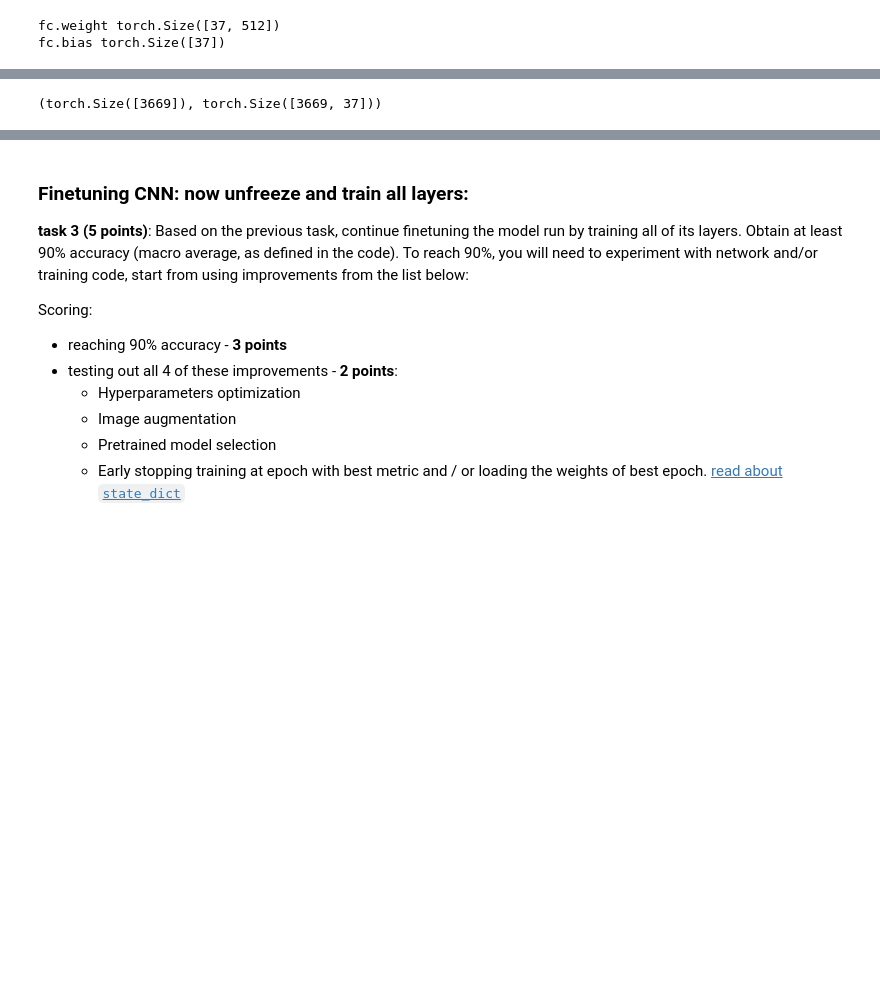
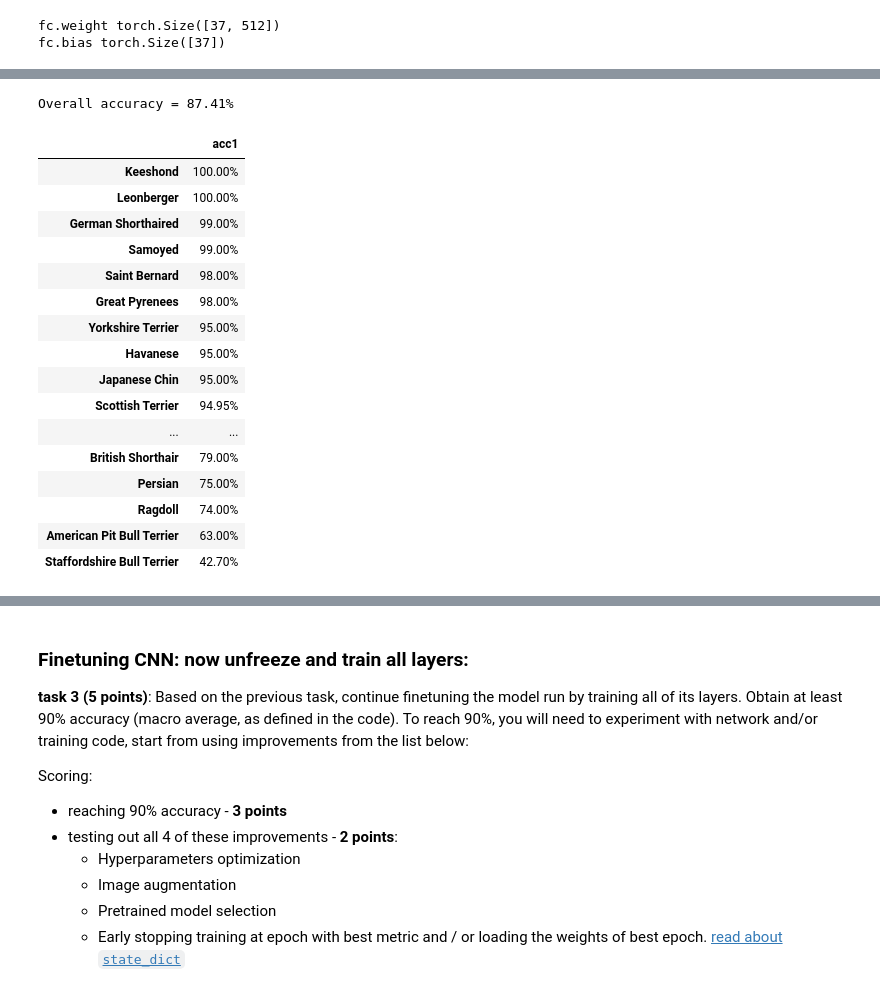
Before and after one commit to succSeeded/dl-2025, a Jupyter notebook: hws/week04_finetuning/homework.ipynb, the cells around one changed output, grey strips where cells are left out. Saved outputs shown, nothing was run; the diff lists cells and outputs as text; code cells hidden in the pictures; blank space fills up the shorter version.

```diff
--- a/hws/week04_finetuning/homework.ipynb
+++ b/hws/week04_finetuning/homework.ipynb
@@ -286,23 +248,0 @@ Y_true.shape, Y_probs.shape
-# %%
-# Output top 3 predictions for each class using pretrained CNN (no finetuning)
-# Expect to see high accuracy (70-80%) in some classes, much lower overall, mismatch in label spaces.
-
-# Since there is a mismatch between the number of model outputs and the number of classes,
-# getting actual accuracy score requires either some sort of map of model outputs to class labels
-# or just changes to the model itself (which is a part of the next task, hence I decided to not
-# change this part of code)
-
-results_list = {}
-
-for i, cl in enumerate(test_dataset.classes):
-    class_stats = {"true_label": cl}
-    probs1 = Y_probs[np.where(Y_true == i)].mean(axis=0).numpy()
-    top_ix = probs1.argsort()[-1:][::-1]
-    # class_stats
-    for j, l in enumerate(top_ix):
-        class_stats = {f"pred_1": imagenet_labels[l], f"prob_{1}": probs1.ravel()[l]}
-    results_list[cl] = class_stats
-
-df = pd.DataFrame(results_list).T.sort_values("prob_1", ascending=False)
-float_cols = ["prob_1"]
-df.style.format("{:.2%}", subset=float_cols)
@@ -477,19 +413,54 @@ Ep.11: train_loss=0.18535  val_loss=0.41449  accuracy=87.49%  epoch_time=18.4s
 # %%
 # This part of finetuning alone should deliver at least 85% accuracy.
 assert accuracy > 0.85
+# %%
+acc = evaluate(ft_model, test_dataset)
+print(f"Overall accuracy = {acc*100.0:0.2f}%")
+# %% [output]
+Overall accuracy = 87.41%
 # %%
-# Predicting breeds with finetuned model
+# Measure Top1 prediction accuracy for each class
+
+results_list = {}
+total, correct = 0, 0
 
 Y_probs, Y_true = [], []
 for x_batch, y_batch in tqdm(test_dataloader):
     with torch.no_grad():
         prediction = ft_model(x_batch.to(device))
         probs = torch.nn.functional.softmax(prediction, dim=-1).cpu()
         Y_true.append(y_batch)
         Y_probs.append(probs)
 
 Y_probs = torch.cat(Y_probs, axis=0)
 Y_true = torch.cat(Y_true)
-Y_true.shape, Y_probs.shape
+
+for i, cl in enumerate(test_dataset.classes):
+    class_preds = np.where(Y_true == i)
+    y_predicted = Y_probs[class_preds].numpy().argmax(-1)
+    acc1 = (y_predicted == i).mean()
+    class_stats = {"true_label":cl, 'acc1': acc1}
+    total += class_preds[0].shape[0]
+    correct += class_preds[0].shape[0] * acc1
+    results_list[cl] = acc1
+
+df = pd.Series(results_list).to_frame('acc1').sort_values('acc1', ascending=False)
+df.style.format('{:.2%}', subset=['acc1'])
 # %% [output]
-(torch.Size([3669]), torch.Size([3669, 37]))
+|  | acc1 |
+| Keeshond | 100.00% |
+| Leonberger | 100.00% |
+| German Shorthaired | 99.00% |
+| Samoyed | 99.00% |
+| Saint Bernard | 98.00% |
+| Great Pyrenees | 98.00% |
+| Yorkshire Terrier | 95.00% |
+| Havanese | 95.00% |
+| Japanese Chin | 95.00% |
+| Scottish Terrier | 94.95% |
+| ... | ... |
+| British Shorthair | 79.00% |
+| Persian | 75.00% |
+| Ragdoll | 74.00% |
+| American Pit Bull Terrier | 63.00% |
+| Staffordshire Bull Terrier | 42.70% |
```
Also changed, not shown: parts of 24 cells of this notebook, 1 other file.
